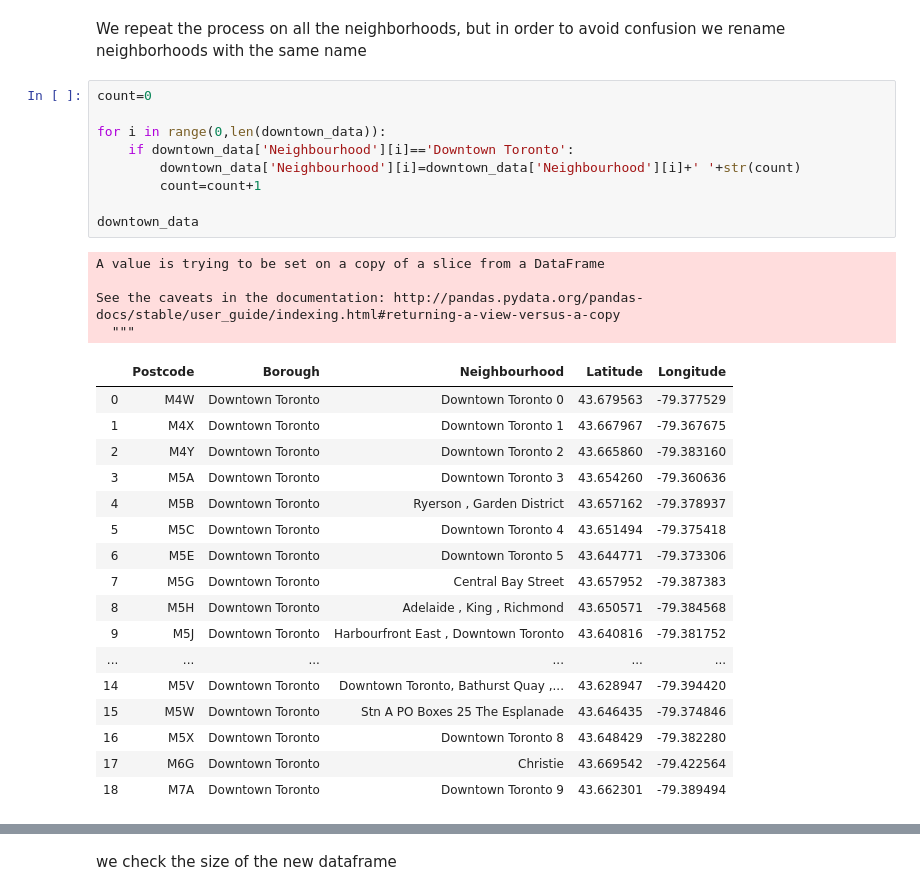
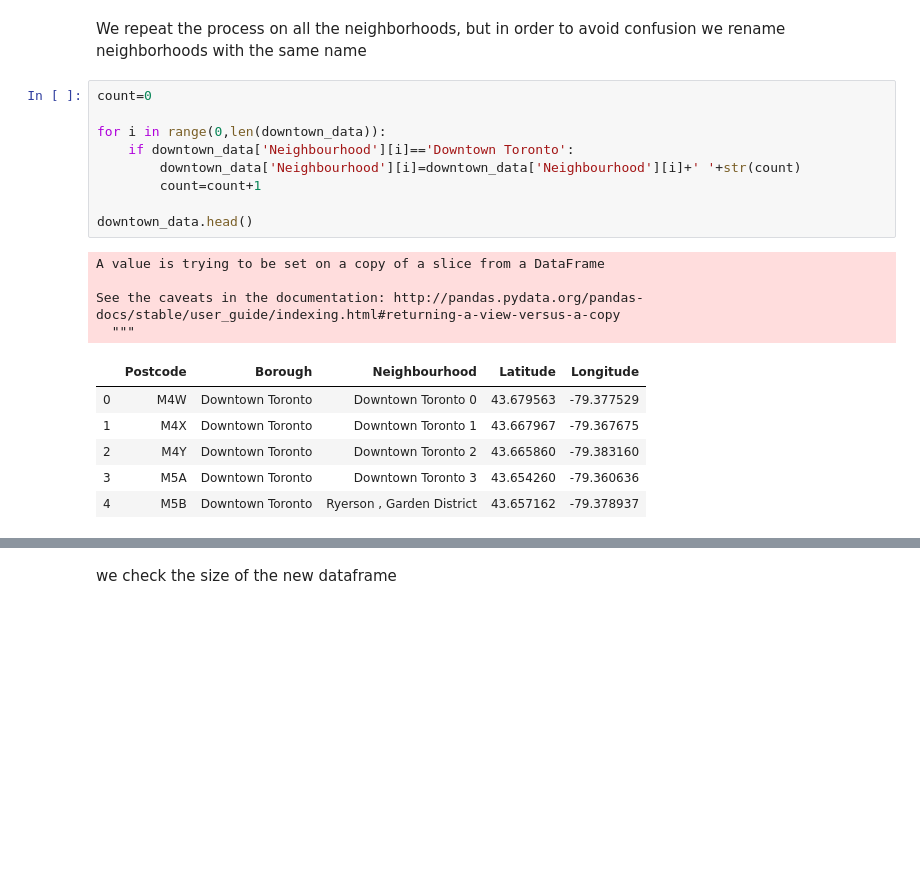
Before and after one commit to SimoneDeGasperis/IBM_project_week3, a Jupyter notebook: Project_week3.ipynb, the cells around one changed output, grey strips where cells are left out. Drawn from its saved outputs; the diff is of its cells as text; blank space fills up the shorter version.

```diff
--- a/Project_week3.ipynb
+++ b/Project_week3.ipynb
@@ -425,34 +360,23 @@ We repeat the process on all the neighborhoods, but in order to avoid confusion
 # %%
 count=0
 
 for i in range(0,len(downtown_data)):
     if downtown_data['Neighbourhood'][i]=='Downtown Toronto':
         downtown_data['Neighbourhood'][i]=downtown_data['Neighbourhood'][i]+' '+str(count)
         count=count+1
 
-downtown_data
+downtown_data.head()
 # %% [output]
 A value is trying to be set on a copy of a slice from a DataFrame
 
 See the caveats in the documentation: http://pandas.pydata.org/pandas-docs/stable/user_guide/indexing.html#returning-a-view-versus-a-copy
   """
 |  | Postcode | Borough | Neighbourhood | Latitude | Longitude |
 | 0 | M4W | Downtown Toronto | Downtown Toronto 0 | 43.679563 | -79.377529 |
 | 1 | M4X | Downtown Toronto | Downtown Toronto 1 | 43.667967 | -79.367675 |
 | 2 | M4Y | Downtown Toronto | Downtown Toronto 2 | 43.665860 | -79.383160 |
 | 3 | M5A | Downtown Toronto | Downtown Toronto 3 | 43.654260 | -79.360636 |
 | 4 | M5B | Downtown Toronto | Ryerson , Garden District | 43.657162 | -79.378937 |
-| 5 | M5C | Downtown Toronto | Downtown Toronto 4 | 43.651494 | -79.375418 |
-| 6 | M5E | Downtown Toronto | Downtown Toronto 5 | 43.644771 | -79.373306 |
-| 7 | M5G | Downtown Toronto | Central Bay Street | 43.657952 | -79.387383 |
-| 8 | M5H | Downtown Toronto | Adelaide , King , Richmond | 43.650571 | -79.384568 |
-| 9 | M5J | Downtown Toronto | Harbourfront East , Downtown Toronto | 43.640816 | -79.381752 |
-| ... | ... | ... | ... | ... | ... |
-| 14 | M5V | Downtown Toronto | Downtown Toronto, Bathurst Quay ,... | 43.628947 | -79.394420 |
-| 15 | M5W | Downtown Toronto | Stn A PO Boxes 25 The Esplanade | 43.646435 | -79.374846 |
-| 16 | M5X | Downtown Toronto | Downtown Toronto 8 | 43.648429 | -79.382280 |
-| 17 | M6G | Downtown Toronto | Christie | 43.669542 | -79.422564 |
-| 18 | M7A | Downtown Toronto | Downtown Toronto 9 | 43.662301 | -79.389494 |
 # %%
 def getNearbyVenues(names, latitudes, longitudes, radius=500):
 
```
Also changed, not shown: parts of 10 cells of this notebook.
